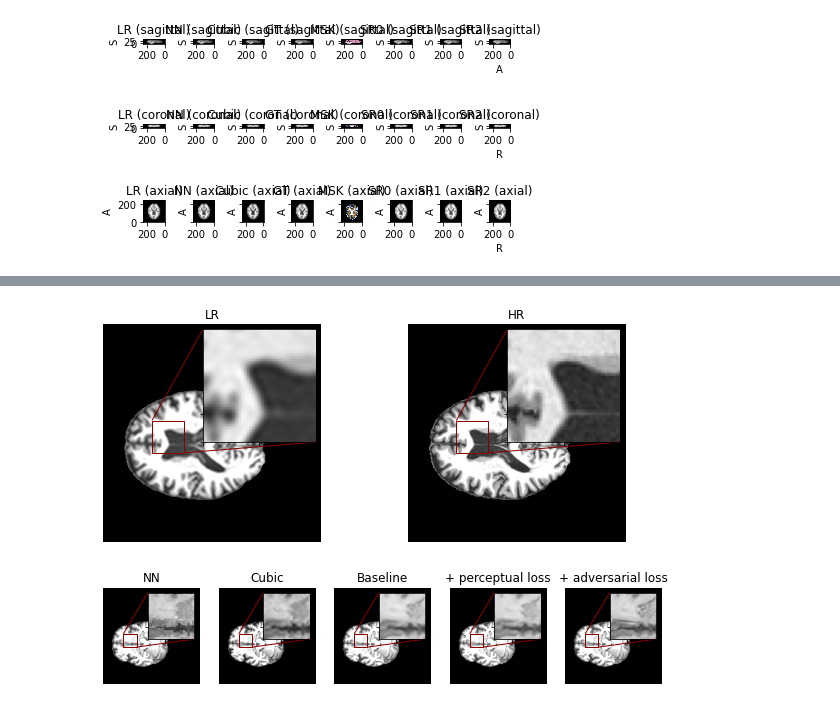
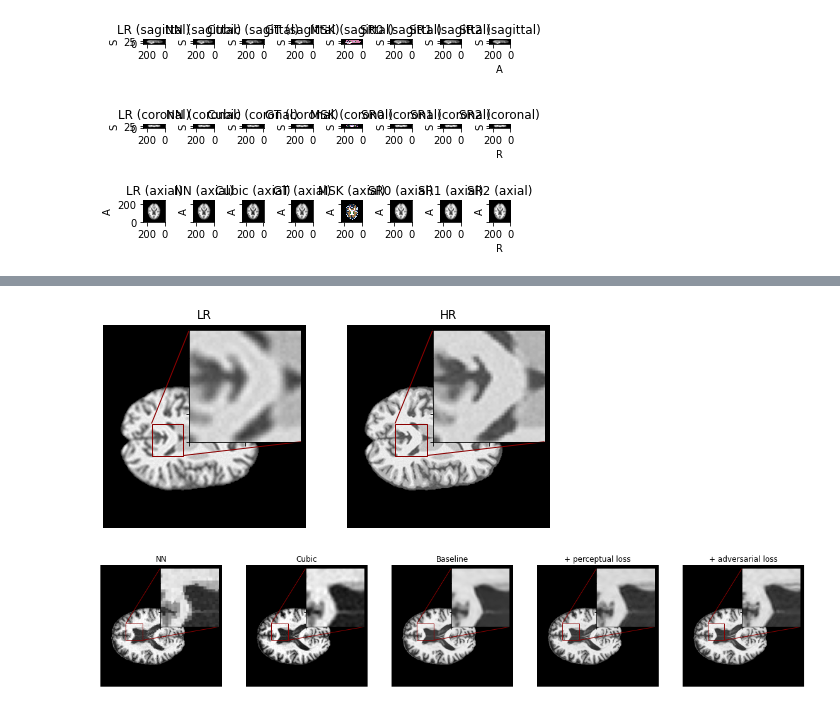
Before and after one commit to rienboonstoppel/SRGan, a Jupyter notebook: predict_multiple_ckpt.ipynb, the cells around one changed output, grey strips where cells are left out. Drawn from its saved outputs; the diff is of its cells as text; code cells hidden in the pictures.

```diff
--- a/predict_multiple_ckpt.ipynb
+++ b/predict_multiple_ckpt.ipynb
@@ -304,7 +292,7 @@ def NCC(real_image, generated_image):
 def get_scores(real, gen):
     ncc = NCC(real, gen)
     ssim = SSIM(real.squeeze(), gen.squeeze(), gaussian_weights=True, sigma=1.5, use_sample_covariance=False)
-    nrmse = NRSME(real, gen)
+    nrmse = NRMSE(real, gen)
     return ncc, ssim, nrmse
 # %%
 batch_size = 16
@@ -418,3 +406,9 @@ for subject in tqdm(test_set_real):
 test_subjects_new_real[0].plot()
 # %% [output]
 [figure]
+# %%
+def post_proc(img:torch.Tensor, bg_idx:np.ndarray, crop_coords:tuple) -> np.ndarray:
+    img[bg_idx] = 0
+    min, max = crop_coords
+    img = img.squeeze(0)[min[0]:max[0]+1, min[1]:max[1]+1, min[2]:max[2]+1].numpy()*std
+    return img
@@ -654,9 +675,9 @@ fig.savefig('figs/Sim_NRMSE_v2', dpi=240)
 # %%
-img_slice0 = test_subjects_new_sim[0]['SR0'].data[0,:,:,15].numpy()*std
-img_slice1 = test_subjects_new_sim[0]['SR1'].data[0,:,:,15].numpy()*std
-img_slice2 = test_subjects_new_sim[0]['SR2'].data[0,:,:,15].numpy()*std
+img_slice0 = test_subjects_new_sim[0]['SR0'].data[0,:,:,35].numpy()*std
+img_slice1 = test_subjects_new_sim[0]['SR1'].data[0,:,:,35].numpy()*std
+img_slice2 = test_subjects_new_sim[0]['SR2'].data[0,:,:,35].numpy()*std
 
-fig, axes = plt.subplots(1,3, figsize=[10,4])
+fig, axes = plt.subplots(1,3, figsize=[12,4])
 fig.set_facecolor('white')
 imgs = [img_slice0, img_slice1, img_slice2]
 titles = ['Baseline', '+ perceptual loss', '+ adversarial loss']
@@ -665,9 +686,9 @@ for i, axis in enumerate(axes):
     axis.set_title(titles[i])
     x1, x2, y1, y2 = 60, 100, 90, 130
 
-    axis.imshow(np.pad(imgs[i], (0,50), 'edge'), origin="lower", cmap='gray', vmin=0, vmax=1)
+    axis.imshow(np.pad(imgs[i], (0,50), 'edge'), origin="lower", cmap='gray', vmin=0, vmax=1.1)
     axins = zoomed_inset_axes(axis, 3.5, loc=1) # zoom = 3.5
-    axins.imshow(imgs[i],cmap='gray')#, interpolation='bicubic')
+    axins.imshow(imgs[i],cmap='gray', vmin=0, vmax=1.2)#, interpolation='bicubic')
     axins.set_xlim(x1, x2)
     axins.set_ylim(y1, y2)
 
@@ -676,5 +697,5 @@ for i, axis in enumerate(axes):
     mark_inset(axis, axins, loc1=2, loc2=4, fc="none", ec='darkred', lw=1)
 # plt.draw()
 # plt.show()
-fig.savefig('figs/Sim_results_test.png', dpi=300, bbox_inches='tight')
+fig.savefig('figs/Sim_results_v2.png', dpi=300, bbox_inches='tight')
 # %% [output]
@@ -682,36 +703,36 @@ NameError: name 'test_subjects_new_sim' is not defined
 # %%
-img_slice0 = test_subjects_new_real[0]['LR'].data[0,:,:,15].numpy()*std
-img_slice1 = test_subjects_new_real[0]['GT'].data[0,:,:,15].numpy()*std
+img_slice0 = test_subjects_new_sim[0]['LR'].data[0,:,:,35].numpy()*std
+img_slice1 = test_subjects_new_sim[0]['HR'].data[0,:,:,35].numpy()*std
 
-fig, axes = plt.subplots(1,2, figsize=[10,4])
+fig, axes = plt.subplots(1,2, figsize=[8,4])
 fig.set_facecolor('white')
 imgs = [img_slice0, img_slice1]
 titles = ['LR', 'HR']
 for i, axis in enumerate(axes):
     axis.set_axis_off()
     axis.set_title(titles[i])
-    x1, x2, y1, y2 = 60, 100, 110, 150
+    x1, x2, y1, y2 = 60, 100, 90, 130
 
-    axis.imshow(np.pad(imgs[i], (0,30), 'edge'), origin="lower", cmap='gray', vmin=0, vmax=1)
+    axis.imshow(np.pad(imgs[i], (0,30), 'edge'), origin="lower", cmap='gray', vmin=0, vmax=1.1)
     axins = zoomed_inset_axes(axis, 3.5, loc=1) # zoom = 3.5
-    axins.imshow(imgs[i],cmap='gray')
+    axins.imshow(imgs[i], cmap='gray', vmin=0, vmax=1.2)
     axins.set_xlim(x1, x2)
     axins.set_ylim(y1, y2)
 
     plt.xticks(visible=False)
     plt.yticks(visible=False)
     mark_inset(axis, axins, loc1=2, loc2=4, fc="none", ec='darkred', lw=1)
-fig.savefig('figs/Real_org', dpi=300, bbox_inches='tight')
+fig.savefig('figs/Sim_org_v2', dpi=300, bbox_inches='tight')
 # %% [output]
-[figure, old version]
+[figure, new version]
 # %%
-img_slice0 = test_subjects_new_real[0]['NN'].data[0,:,:,15].numpy()*std
-img_slice1 = test_subjects_new_real[0]['Cubic'].data[0,:,:,15].numpy()*std
-img_slice2 = test_subjects_new_real[0]['SR0'].data[0,:,:,15].numpy()*std
-img_slice3 = test_subjects_new_real[0]['SR1'].data[0,:,:,15].numpy()*std
-img_slice4 = test_subjects_new_real[0]['SR2'].data[0,:,:,15].numpy()*std
+img_slice0 = test_subjects_new_real[0]['NN'].data[0,:,:,24].numpy()*std
+img_slice1 = test_subjects_new_real[0]['Cubic'].data[0,:,:,24].numpy()*std
+img_slice2 = test_subjects_new_real[0]['SR0'].data[0,:,:,24].numpy()*std
+img_slice3 = test_subjects_new_real[0]['SR1'].data[0,:,:,24].numpy()*std
+img_slice4 = test_subjects_new_real[0]['SR2'].data[0,:,:,24].numpy()*std
 
-fig, axes = plt.subplots(1,5, figsize=[10,4])
+fig, axes = plt.subplots(1,5, figsize=[20,4])
 fig.set_facecolor('white')
 imgs = [img_slice0, img_slice1, img_slice2, img_slice3, img_slice4]
 titles = ['NN', 'Cubic', 'Baseline', '+ perceptual loss', '+ adversarial loss']
@@ -720,9 +741,9 @@ for i, axis in enumerate(axes):
     axis.set_title(titles[i])
     x1, x2, y1, y2 = 60, 100, 110, 150
 
-    axis.imshow(np.pad(imgs[i], (0,50), 'edge'), origin="lower", cmap='gray', vmin=0, vmax=1)
+    axis.imshow(np.pad(imgs[i], (0,50), 'edge'), origin="lower", cmap='gray', vmin=0, vmax=1.2)
     axins = zoomed_inset_axes(axis, 3.5, loc=1) # zoom = 3.5
-    axins.imshow(imgs[i],cmap='gray')#, interpolation='bicubic')
+    axins.imshow(imgs[i],cmap='gray', vmin=0, vmax=1.3)#, interpolation='bicubic')
     axins.set_xlim(x1, x2)
     axins.set_ylim(y1, y2)
 
@@ -731,6 +752,6 @@ for i, axis in enumerate(axes):
     mark_inset(axis, axins, loc1=2, loc2=4, fc="none", ec='darkred', lw=1)
 # plt.draw()
 # plt.show()
-fig.savefig('figs/Real_results.png', dpi=300, bbox_inches='tight')
+fig.savefig('figs/Real_results_v2.png', dpi=300, bbox_inches='tight')
 # %% [output]
-[figure, old version]
+[figure, new version]
```
Also changed, not shown: parts of 17 cells of this notebook, 1 other file.
